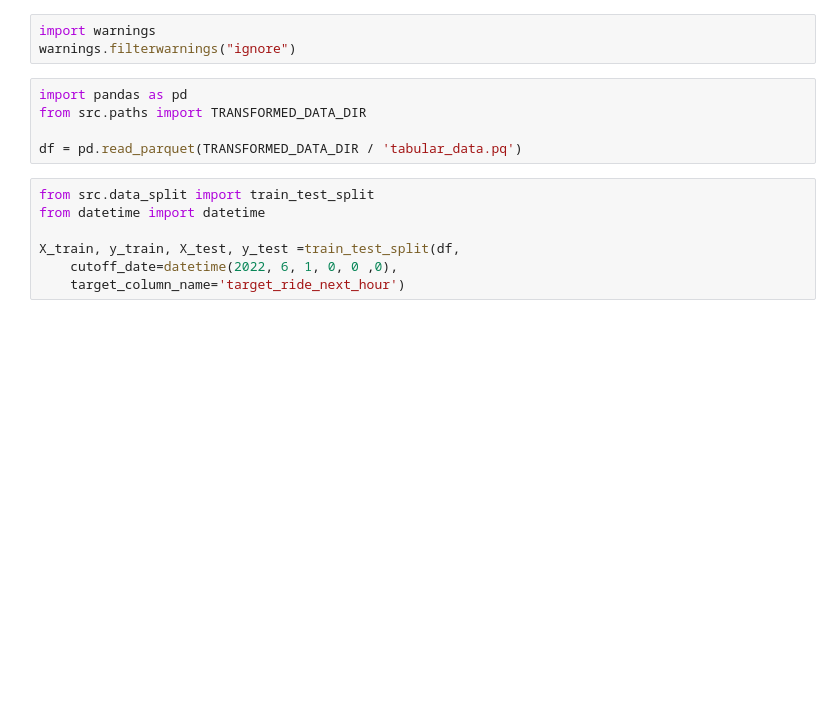
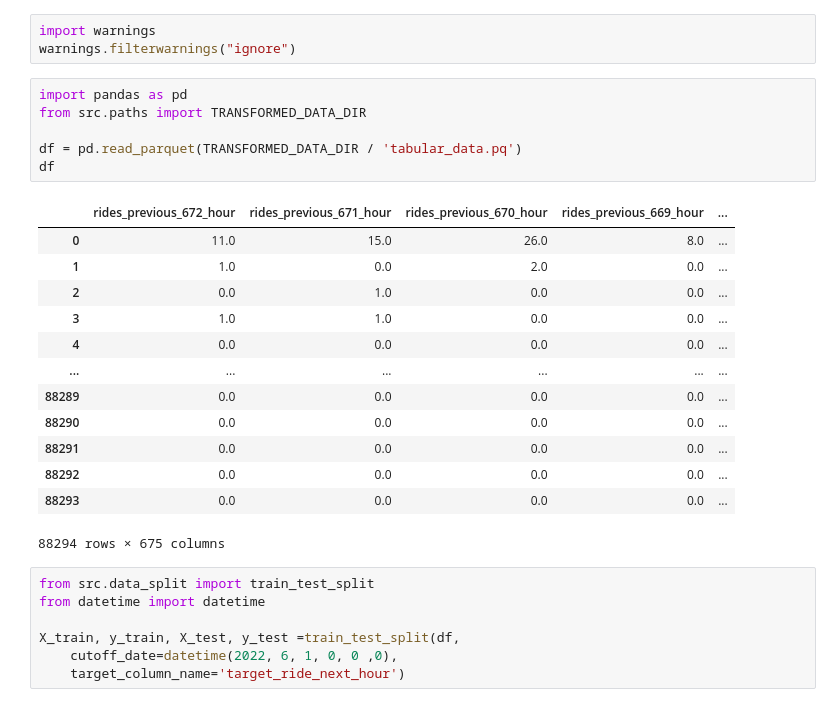
Before and after one commit to FelipeZunigaN/taxi_demand_predictor, a Jupyter notebook: notebooks/10_lightgbm_with_hyperparam_tuning.ipynb, the cells around one changed output. Cells and saved outputs as stored; diff of their text form; blank space fills up the shorter version.

```diff
--- a/notebooks/10_lightgbm_with_hyperparam_tuning.ipynb
+++ b/notebooks/10_lightgbm_with_hyperparam_tuning.ipynb
@@ -4,8 +4,23 @@ warnings.filterwarnings("ignore")
 # %%
 import pandas as pd
 from src.paths import TRANSFORMED_DATA_DIR
 
 df = pd.read_parquet(TRANSFORMED_DATA_DIR / 'tabular_data.pq')
+df
+# %% [output]
+|  | rides_previous_672_hour | rides_previous_671_hour | rides_previous_670_hour | rides_previous_669_hour | ... |
+| 0 | 11.0 | 15.0 | 26.0 | 8.0 | ... |
+| 1 | 1.0 | 0.0 | 2.0 | 0.0 | ... |
+| 2 | 0.0 | 1.0 | 0.0 | 0.0 | ... |
+| 3 | 1.0 | 1.0 | 0.0 | 0.0 | ... |
+| 4 | 0.0 | 0.0 | 0.0 | 0.0 | ... |
+| ... | ... | ... | ... | ... | ... |
+| 88289 | 0.0 | 0.0 | 0.0 | 0.0 | ... |
+| 88290 | 0.0 | 0.0 | 0.0 | 0.0 | ... |
+| 88291 | 0.0 | 0.0 | 0.0 | 0.0 | ... |
+| 88292 | 0.0 | 0.0 | 0.0 | 0.0 | ... |
+| 88293 | 0.0 | 0.0 | 0.0 | 0.0 | ... |
+88294 rows × 675 columns
 # %%
 from src.data_split import train_test_split
 from datetime import datetime
```
Also changed, not shown: parts of 3 cells of this notebook, 3 other files.
